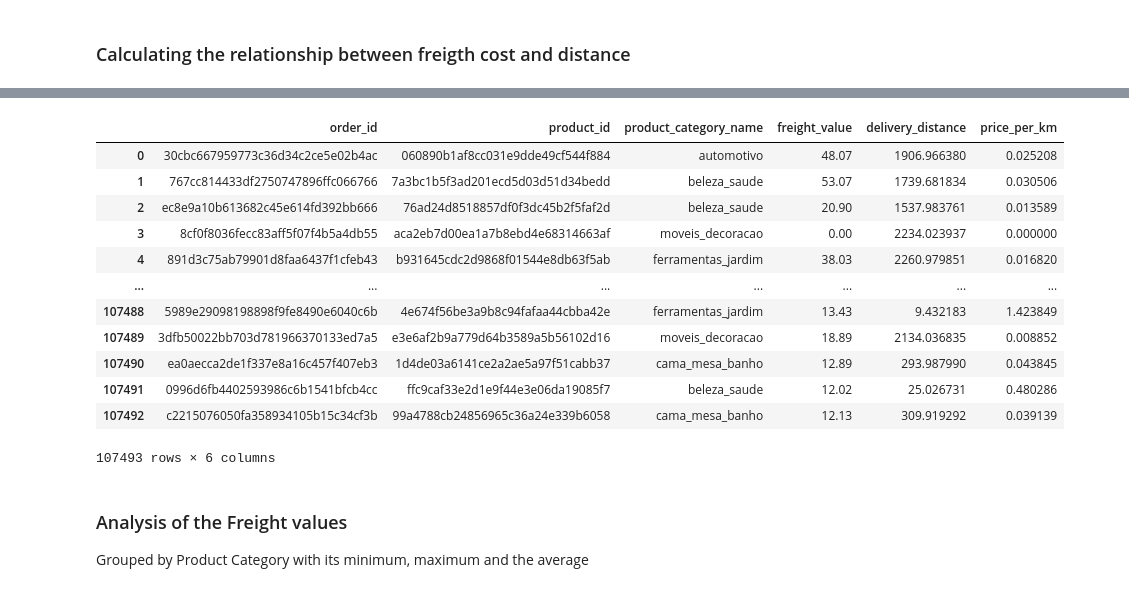
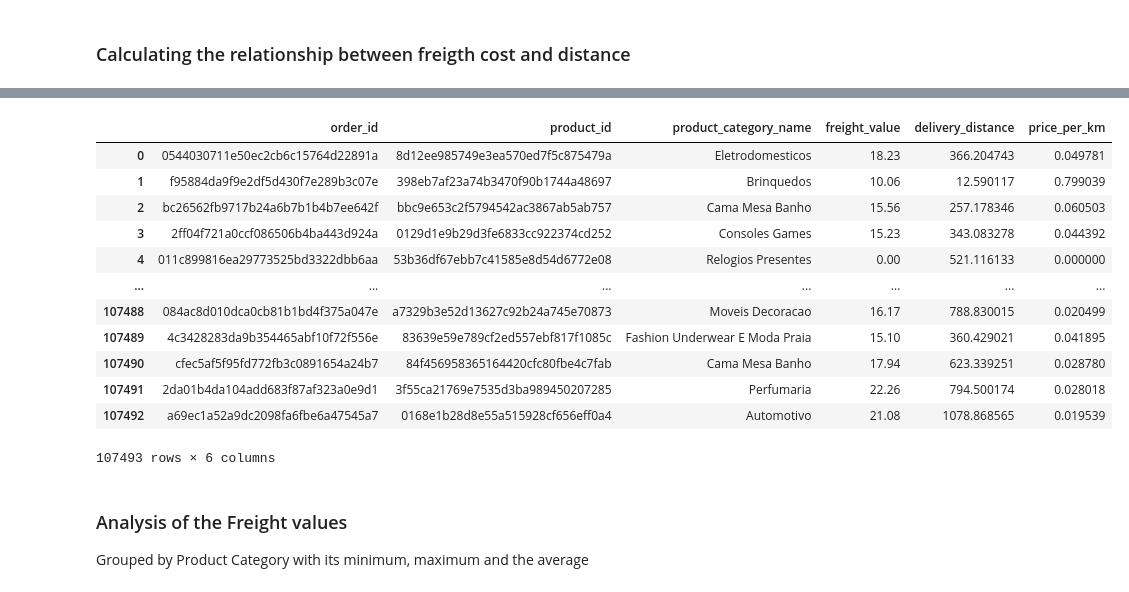
Before and after one commit to lucasbatistaf/triggoai-trainee-data-engineering, a Jupyter notebook: challenge_notebook.ipynb, the cells around one changed output, grey strips where cells are left out. Drawn from its saved outputs; the diff is of its cells as text; code cells hidden in the pictures.

```diff
--- a/challenge_notebook.ipynb
+++ b/challenge_notebook.ipynb
@@ -291,7 +329,7 @@ sns.displot(order_delivery_time, x="day_to_delivery", binwidth=3)
 customer_geo = duckdb.query(
 """
   SELECT
-    c.customer_id,
+    c.customer_unique_id,
     c.customer_zip_code_prefix,
     c.customer_city,
     c.customer_state,
@@ -332,7 +370,7 @@ Joining the customer_geo table with df_order_items, to get some metrics and to j
 order_products = duckdb.query(
 """
   SELECT
-    cg.customer_id,
+    cg.customer_unique_id,
     cg.customer_zip_code_prefix,
     cg.customer_city,
     cg.customer_state,
@@ -426,7 +464,7 @@ master_table = duckdb.query(
     freight_value,
     product_category_name,
 
-    customer_id,
+    customer_unique_id,
     customer_zip_code_prefix,
     customer_city,
     customer_state,
@@ -513,7 +512,7 @@ def calculate_distance(row):
     return distance.distance(customer_location, seller_location).km
 
 
-delivery_costs['delivery_distance'] = delivery_costs.apply(calculate_distance, axis=1)
+master_table['delivery_distance'] = master_table.apply(calculate_distance, axis=1)
 
-delivery_costs
+master_table
 # %% [output]
@@ -565,32 +534,32 @@ cents_per_km
 # %%
 cents_per_km = duckdb.query(
 """
     SELECT
         order_id,
         product_id,
         product_category_name,
         freight_value,
         CASE WHEN delivery_distance < 1 THEN 1 ELSE delivery_distancE END AS delivery_distance,
         freight_value / (CASE WHEN delivery_distance < 1 THEN 1 ELSE delivery_distance END) AS price_per_km
     FROM
-        delivery_costs
+        master_table
 """
 ).df()
 
 cents_per_km
 # %% [output]
 |  | order_id | product_id | product_category_name | freight_value | delivery_distance | price_per_km |
-| 0 | 30cbc667959773c36d34c2ce5e02b4ac | 060890b1af8cc031e9dde49cf544f884 | automotivo | 48.07 | 1906.966380 | 0.025208 |
-| 1 | 767cc814433df2750747896ffc066766 | 7a3bc1b5f3ad201ecd5d03d51d34bedd | beleza_saude | 53.07 | 1739.681834 | 0.030506 |
-| 2 | ec8e9a10b613682c45e614fd392bb666 | 76ad24d8518857df0f3dc45b2f5faf2d | beleza_saude | 20.90 | 1537.983761 | 0.013589 |
-| 3 | 8cf0f8036fecc83aff5f07f4b5a4db55 | aca2eb7d00ea1a7b8ebd4e68314663af | moveis_decoracao | 0.00 | 2234.023937 | 0.000000 |
-| 4 | 891d3c75ab79901d8faa6437f1cfeb43 | b931645cdc2d9868f01544e8db63f5ab | ferramentas_jardim | 38.03 | 2260.979851 | 0.016820 |
+| 0 | 0544030711e50ec2cb6c15764d22891a | 8d12ee985749e3ea570ed7f5c875479a | Eletrodomesticos | 18.23 | 366.204743 | 0.049781 |
+| 1 | f95884da9f9e2df5d430f7e289b3c07e | 398eb7af23a74b3470f90b1744a48697 | Brinquedos | 10.06 | 12.590117 | 0.799039 |
+| 2 | bc26562fb9717b24a6b7b1b4b7ee642f | bbc9e653c2f5794542ac3867ab5ab757 | Cama Mesa Banho | 15.56 | 257.178346 | 0.060503 |
+| 3 | 2ff04f721a0ccf086506b4ba443d924a | 0129d1e9b29d3fe6833cc922374cd252 | Consoles Games | 15.23 | 343.083278 | 0.044392 |
+| 4 | 011c899816ea29773525bd3322dbb6aa | 53b36df67ebb7c41585e8d54d6772e08 | Relogios Presentes | 0.00 | 521.116133 | 0.000000 |
 | ... | ... | ... | ... | ... | ... | ... |
-| 107488 | 5989e29098198898f9fe8490e6040c6b | 4e674f56be3a9b8c94fafaa44cbba42e | ferramentas_jardim | 13.43 | 9.432183 | 1.423849 |
-| 107489 | 3dfb50022bb703d781966370133ed7a5 | e3e6af2b9a779d64b3589a5b56102d16 | moveis_decoracao | 18.89 | 2134.036835 | 0.008852 |
-| 107490 | ea0aecca2de1f337e8a16c457f407eb3 | 1d4de03a6141ce2a2ae5a97f51cabb37 | cama_mesa_banho | 12.89 | 293.987990 | 0.043845 |
-| 107491 | 0996d6fb4402593986c6b1541bfcb4cc | ffc9caf33e2d1e9f44e3e06da19085f7 | beleza_saude | 12.02 | 25.026731 | 0.480286 |
-| 107492 | c2215076050fa358934105b15c34cf3b | 99a4788cb24856965c36a24e339b6058 | cama_mesa_banho | 12.13 | 309.919292 | 0.039139 |
+| 107488 | 084ac8d010dca0cb81b1bd4f375a047e | a7329b3e52d13627c92b24a745e70873 | Moveis Decoracao | 16.17 | 788.830015 | 0.020499 |
+| 107489 | 4c3428283da9b354465abf10f72f556e | 83639e59e789cf2ed557ebf817f1085c | Fashion Underwear E Moda Praia | 15.10 | 360.429021 | 0.041895 |
+| 107490 | cfec5af5f95fd772fb3c0891654a24b7 | 84f456958365164420cfc80fbe4c7fab | Cama Mesa Banho | 17.94 | 623.339251 | 0.028780 |
+| 107491 | 2da01b4da104add683f87af323a0e9d1 | 3f55ca21769e7535d3ba989450207285 | Perfumaria | 22.26 | 794.500174 | 0.028018 |
+| 107492 | a69ec1a52a9dc2098fa6fbe6a47545a7 | 0168e1b28d8e55a515928cf656eff0a4 | Automotivo | 21.08 | 1078.868565 | 0.019539 |
 107493 rows × 6 columns
 # %% [markdown]
 ### Analysis of the Freight values
```
Also changed, not shown: parts of 41 cells of this notebook.
